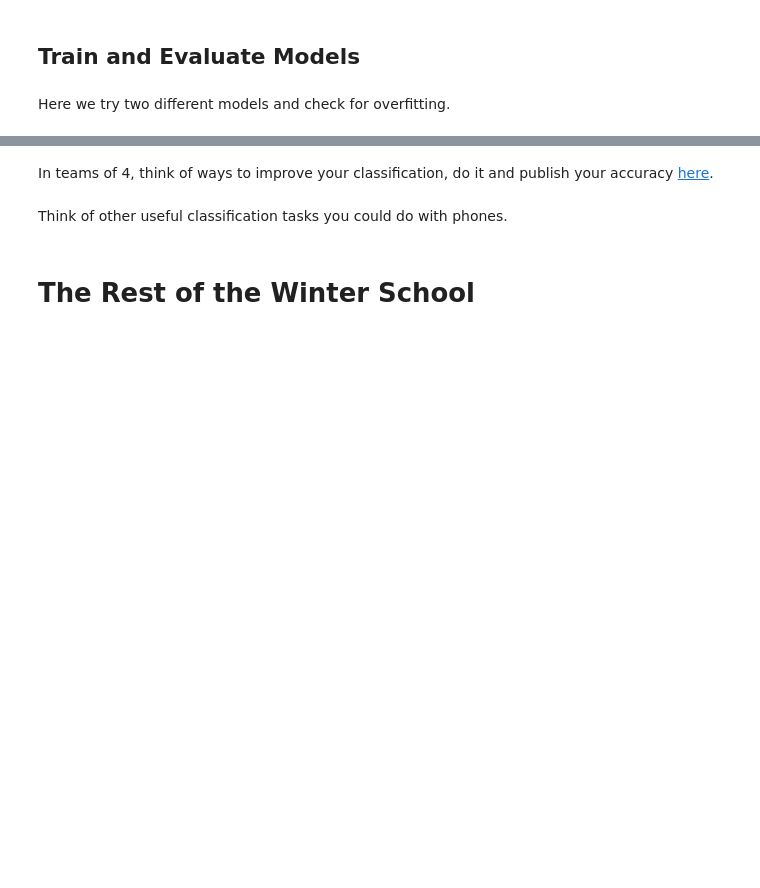
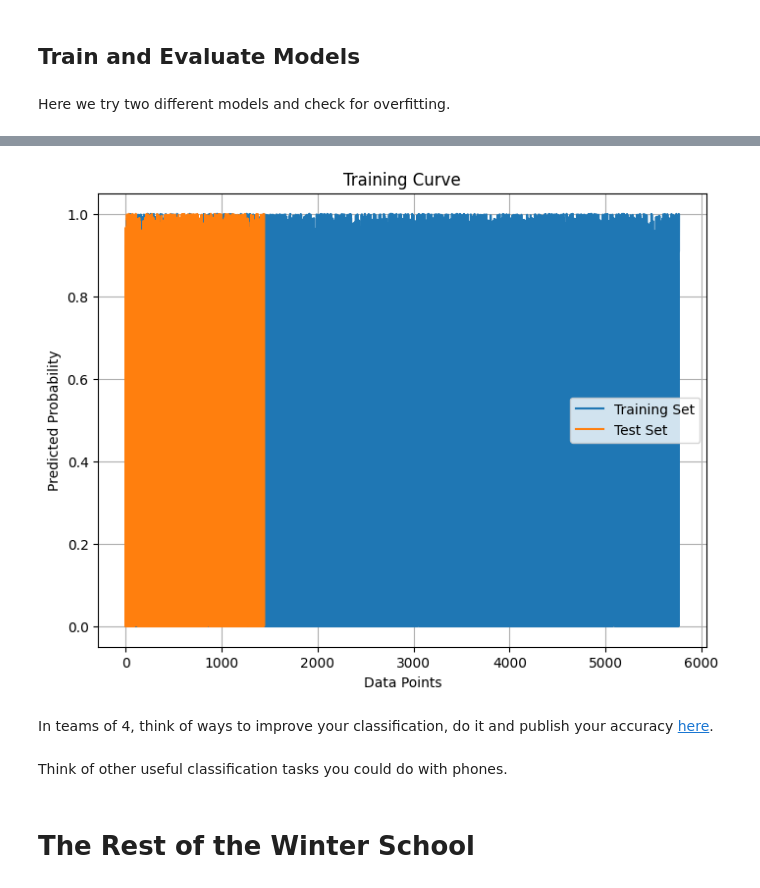
Before and after one commit to sigvehaug/MLwPython, a Jupyter notebook: Course_1_AccData.ipynb, the cells around one changed output, grey strips where cells are left out. Saved outputs shown, nothing was run; the diff lists cells and outputs as text; code cells hidden in the pictures; blank space fills up the shorter version.

```diff
--- a/Course_1_AccData.ipynb
+++ b/Course_1_AccData.ipynb
@@ -369,15 +356,19 @@ train
 # %% [markdown]
 Here we try two different models and check for overfitting.
 # %%
-X   = train.drop(columns='type')
-y   = train['type']
+x_train   = train.drop(columns='type')
+y_train   = train['type']
 
-model = LogisticRegression()
-#model = RandomForestClassifier(max_depth=12, random_state=0)
-model.fit(X, y)
+x_test   = test.drop(columns='type')
+y_test   = test['type']
 
-print(confusion_matrix(train['type'],model.predict(X=train.drop(columns='type'))))
-print(confusion_matrix(test['type'], model.predict(X=test.drop(columns='type'))))
-print(classification_report(test['type'], model.predict(X=test.drop(columns='type'))))
-print(classification_report(train['type'], model.predict(X=train.drop(columns='type'))))
+#Chose and train the model
+#model = LogisticRegression()
+model = RandomForestClassifier(max_depth=12, random_state=0)
+model.fit(x_train, y_train)
+
+#print(confusion_matrix(train['type'],model.predict(X=train.drop(columns='type'))))
+#print(confusion_matrix(test['type'], model.predict(X=test.drop(columns='type'))))
+#print(classification_report(test['type'], model.predict(X=test.drop(columns='type'))))
+#print(classification_report(train['type'], model.predict(X=train.drop(columns='type'))))
 # %% [output]
@@ -404,3 +412,27 @@ print(classification_report(test['type'], model.predict(X=test.drop(columns='typ
+# %%
+# prompt: plot training curve
+
+import matplotlib.pyplot as plt
+
+# Assuming 'model' is your trained model and 'x_train', 'y_train', 'x_test', 'y_test' are defined as in the provided code.
+
+# Get training and testing scores
+train_scores = model.predict_proba(x_train)[:, 1]  # Probability of the positive class
+test_scores = model.predict_proba(x_test)[:, 1]
+
+# Plotting the training curve
+plt.figure(figsize=(8, 6))
+plt.plot(train_scores, label='Training Set')
+plt.plot(test_scores, label='Test Set')
+
+plt.xlabel("Data Points")
+plt.ylabel("Predicted Probability")
+plt.title("Training Curve")
+plt.legend()
+plt.grid(True)
+plt.show()
+# %% [output]
+[figure, added]
 # %% [markdown]
 In teams of 4, think of ways to improve your classification, do it and publish your accuracy [here](https://docs.google.com/forms/d/e/1FAIpQLSfTODp5uhppXiCnYwQdEGxaUQdshr2H6jdQ0sDE7oe5Be4ulw/viewform?usp=sf_link).
 # %% [markdown]
```
Also changed, not shown: parts of 8 cells of this notebook.
